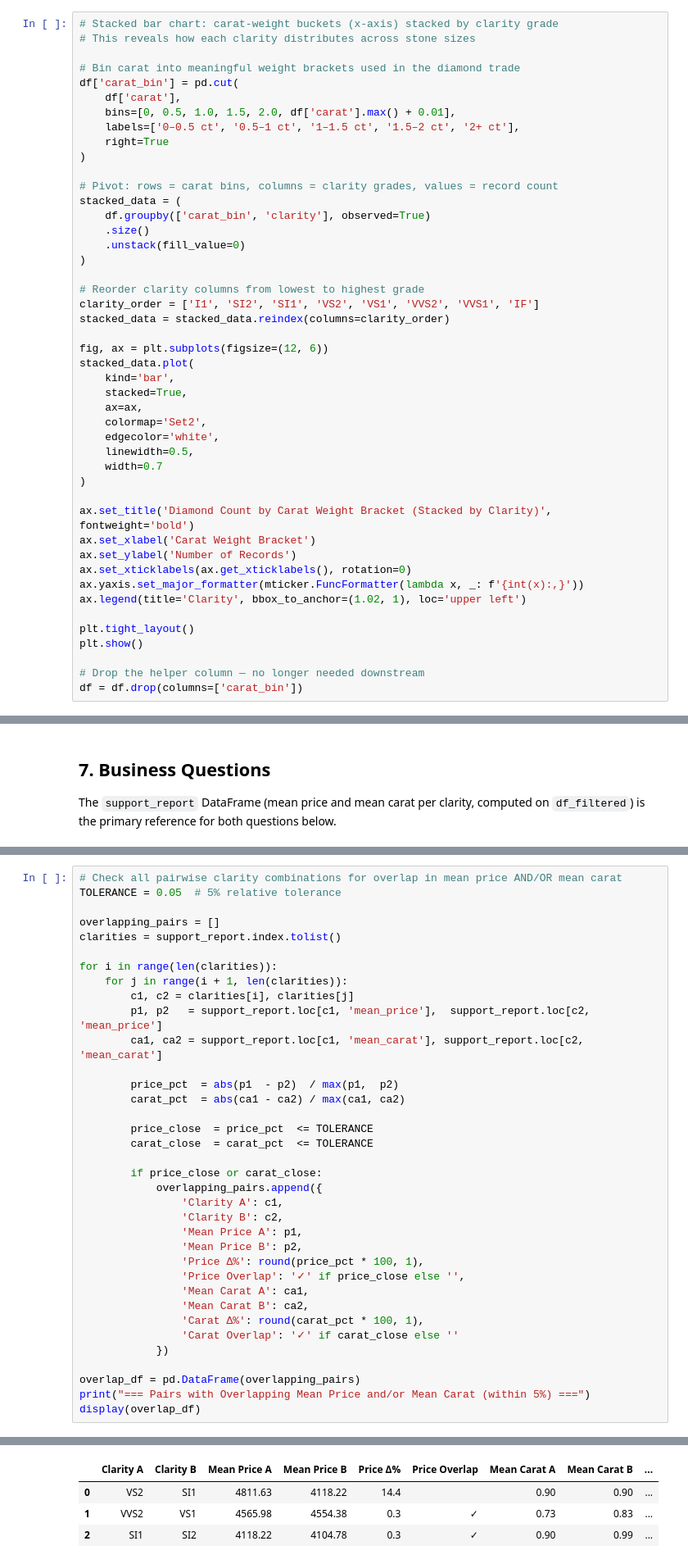
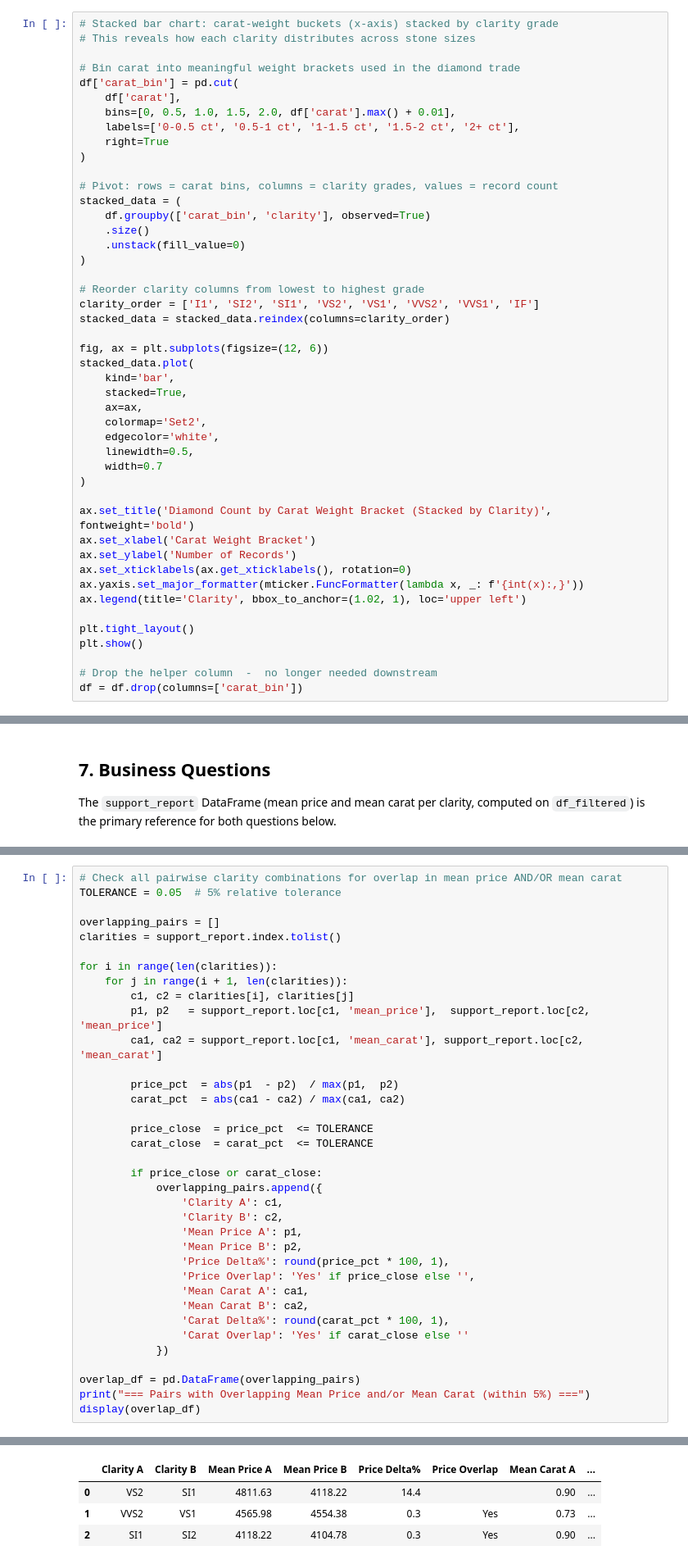
Before and after one commit to akaseahawk/wilcore-interview-DS2, a Jupyter notebook: diamond_analysis.ipynb, the cells around one changed output, grey strips where cells are left out. Shown at 82% size. Drawn from its saved outputs; the diff is of its cells as text.

```diff
--- a/diamond_analysis.ipynb
+++ b/diamond_analysis.ipynb
@@ -234,7 +234,7 @@ display(summary_stats)
 df['carat_bin'] = pd.cut(
     df['carat'],
     bins=[0, 0.5, 1.0, 1.5, 2.0, df['carat'].max() + 0.01],
-    labels=['0–0.5 ct', '0.5–1 ct', '1–1.5 ct', '1.5–2 ct', '2+ ct'],
+    labels=['0-0.5 ct', '0.5-1 ct', '1-1.5 ct', '1.5-2 ct', '2+ ct'],
     right=True
 )
 
@@ -270,7 +270,7 @@ ax.legend(title='Clarity', bbox_to_anchor=(1.02, 1), loc='upper left')
 plt.tight_layout()
 plt.show()
 
-# Drop the helper column — no longer needed downstream
+# Drop the helper column  -  no longer needed downstream
 df = df.drop(columns=['carat_bin'])
 # %% [output]
 [figure]
@@ -573,39 +573,39 @@ TOLERANCE = 0.05  # 5% relative tolerance
 overlapping_pairs = []
 clarities = support_report.index.tolist()
 
 for i in range(len(clarities)):
     for j in range(i + 1, len(clarities)):
         c1, c2 = clarities[i], clarities[j]
         p1, p2   = support_report.loc[c1, 'mean_price'],  support_report.loc[c2, 'mean_price']
         ca1, ca2 = support_report.loc[c1, 'mean_carat'], support_report.loc[c2, 'mean_carat']
 
         price_pct  = abs(p1  - p2)  / max(p1,  p2)
         carat_pct  = abs(ca1 - ca2) / max(ca1, ca2)
 
         price_close  = price_pct  <= TOLERANCE
         carat_close  = carat_pct  <= TOLERANCE
 
         if price_close or carat_close:
             overlapping_pairs.append({
                 'Clarity A': c1,
                 'Clarity B': c2,
                 'Mean Price A': p1,
                 'Mean Price B': p2,
-                'Price Δ%': round(price_pct * 100, 1),
-                'Price Overlap': '✓' if price_close else '',
+                'Price Delta%': round(price_pct * 100, 1),
+                'Price Overlap': 'Yes' if price_close else '',
                 'Mean Carat A': ca1,
                 'Mean Carat B': ca2,
-                'Carat Δ%': round(carat_pct * 100, 1),
-                'Carat Overlap': '✓' if carat_close else ''
+                'Carat Delta%': round(carat_pct * 100, 1),
+                'Carat Overlap': 'Yes' if carat_close else ''
             })
 
 overlap_df = pd.DataFrame(overlapping_pairs)
 print("=== Pairs with Overlapping Mean Price and/or Mean Carat (within 5%) ===")
 display(overlap_df)
 # %% [output]
 === Pairs with Overlapping Mean Price and/or Mean Carat (within 5%) ===
-|  | Clarity A | Clarity B | Mean Price A | Mean Price B | Price Δ% | Price Overlap | Mean Carat A | Mean Carat B | ... |
-| 0 | VS2 | SI1 | 4811.63 | 4118.22 | 14.4 |  | 0.90 | 0.90 | ... |
-| 1 | VVS2 | VS1 | 4565.98 | 4554.38 | 0.3 | ✓ | 0.73 | 0.83 | ... |
-| 2 | SI1 | SI2 | 4118.22 | 4104.78 | 0.3 | ✓ | 0.90 | 0.99 | ... |
+|  | Clarity A | Clarity B | Mean Price A | Mean Price B | Price Delta% | Price Overlap | Mean Carat A | ... |
+| 0 | VS2 | SI1 | 4811.63 | 4118.22 | 14.4 |  | 0.90 | ... |
+| 1 | VVS2 | VS1 | 4565.98 | 4554.38 | 0.3 | Yes | 0.73 | ... |
+| 2 | SI1 | SI2 | 4118.22 | 4104.78 | 0.3 | Yes | 0.90 | ... |
 # %%
```
Also changed, not shown: parts of 41 cells of this notebook, 2 other files.
